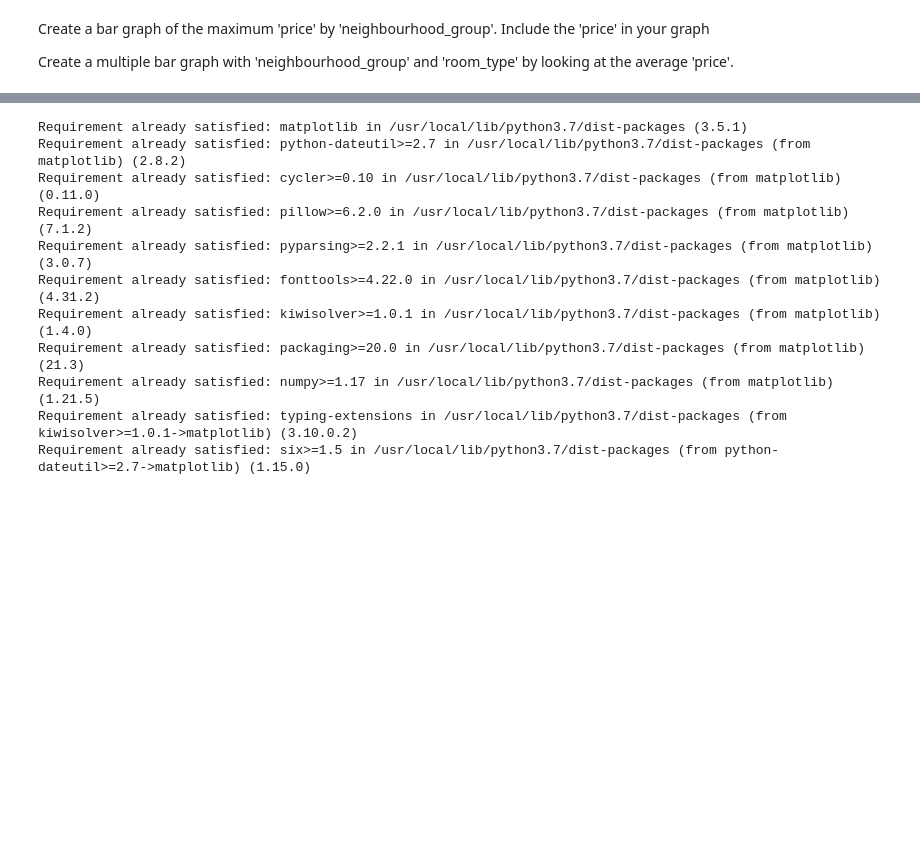
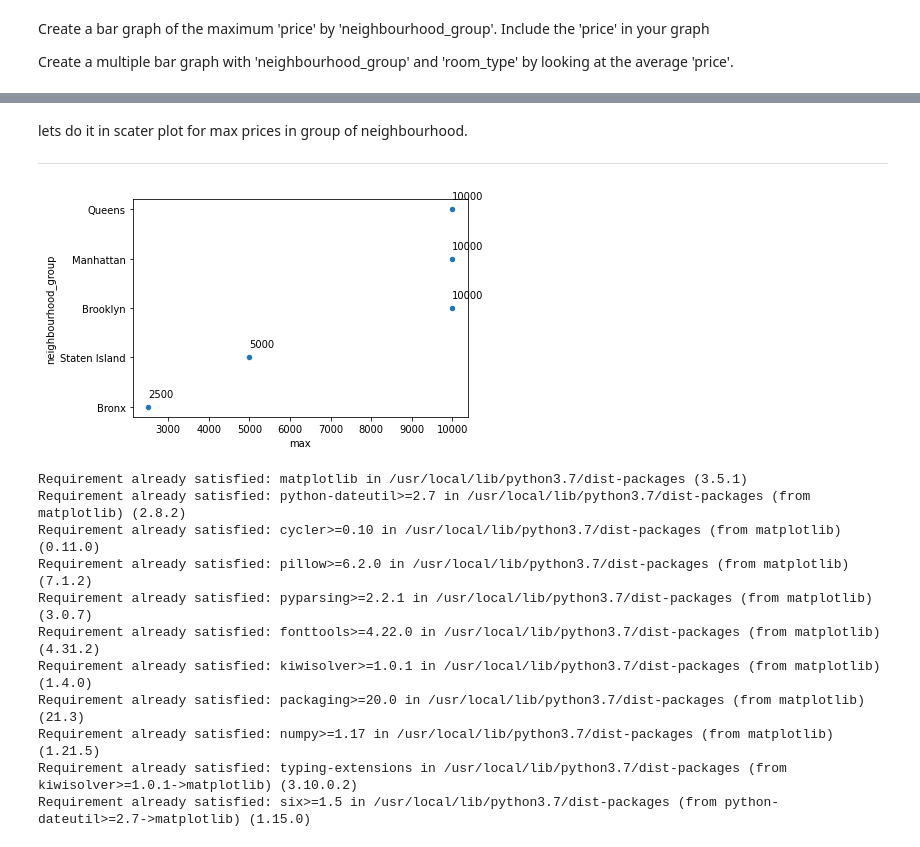
Before and after one commit to ashpou1/data-processing-4313, a Jupyter notebook: Amounts 24.ipynb, the cells around one changed output, grey strips where cells are left out. Cells and saved outputs as stored; diff of their text form; code cells hidden in the pictures; blank space fills up the shorter version.

```diff
--- a/Amounts 24.ipynb
+++ b/Amounts 24.ipynb
@@ -43,3 +44,14 @@ df.groupby('neighbourhood_group').price.agg('mean').plot(kind = 'barh')
+# %% [markdown]
+lets do it in scater plot for max prices in group of neighbourhood.
+
+---
+# %%
+ax = df.groupby('neighbourhood_group').price.agg(['max']).sort_values(by = 'max',ascending = True).reset_index().plot.scatter(x = 'max', y = 'neighbourhood_group')#this made the same graph as above.
+
+for i,k in enumerate(df.groupby('neighbourhood_group').price.agg(['max']).sort_values(by = 'max',ascending = True).reset_index()['max']): #here I loop through the values, k, and indicies ,i.
+  ax.annotate(str(int(k)),[k+.2,i+.2])
+# %% [output]
+[figure, added]
 # %%
 !pip install --upgrade matplotlib
 # %% [output]
```
Also changed, not shown: parts of 3 cells of this notebook.
